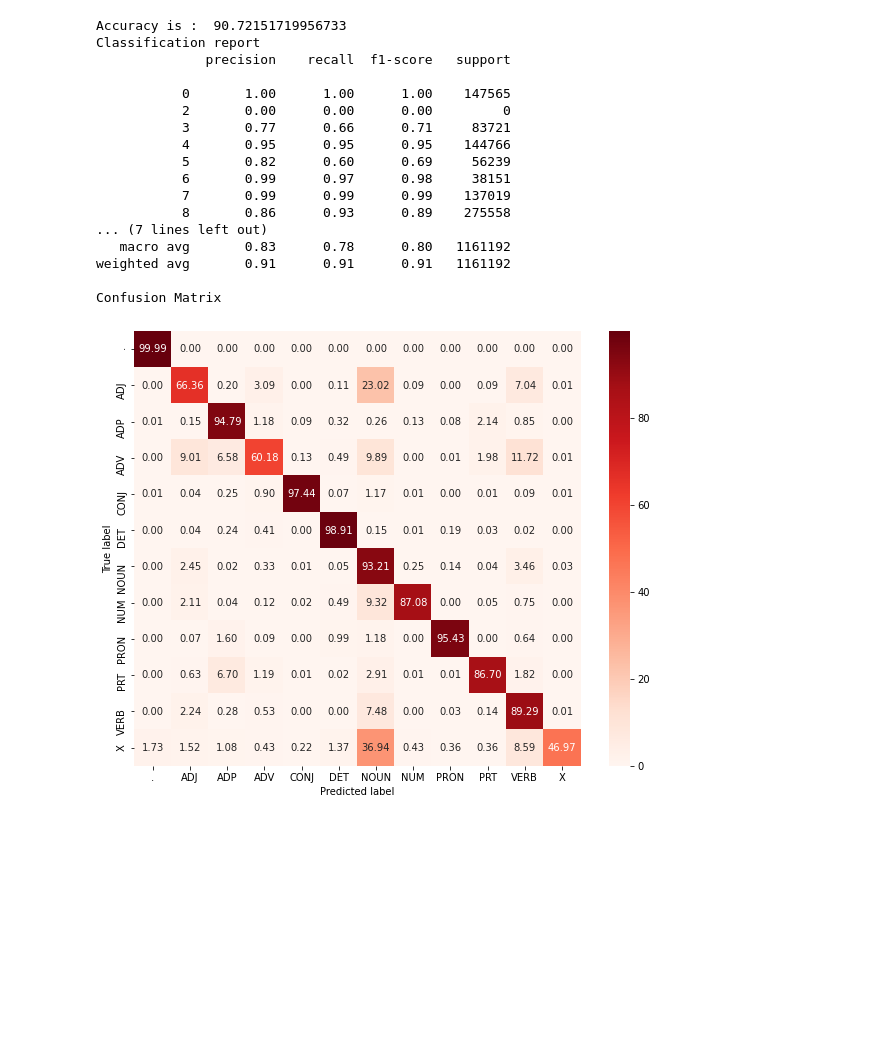
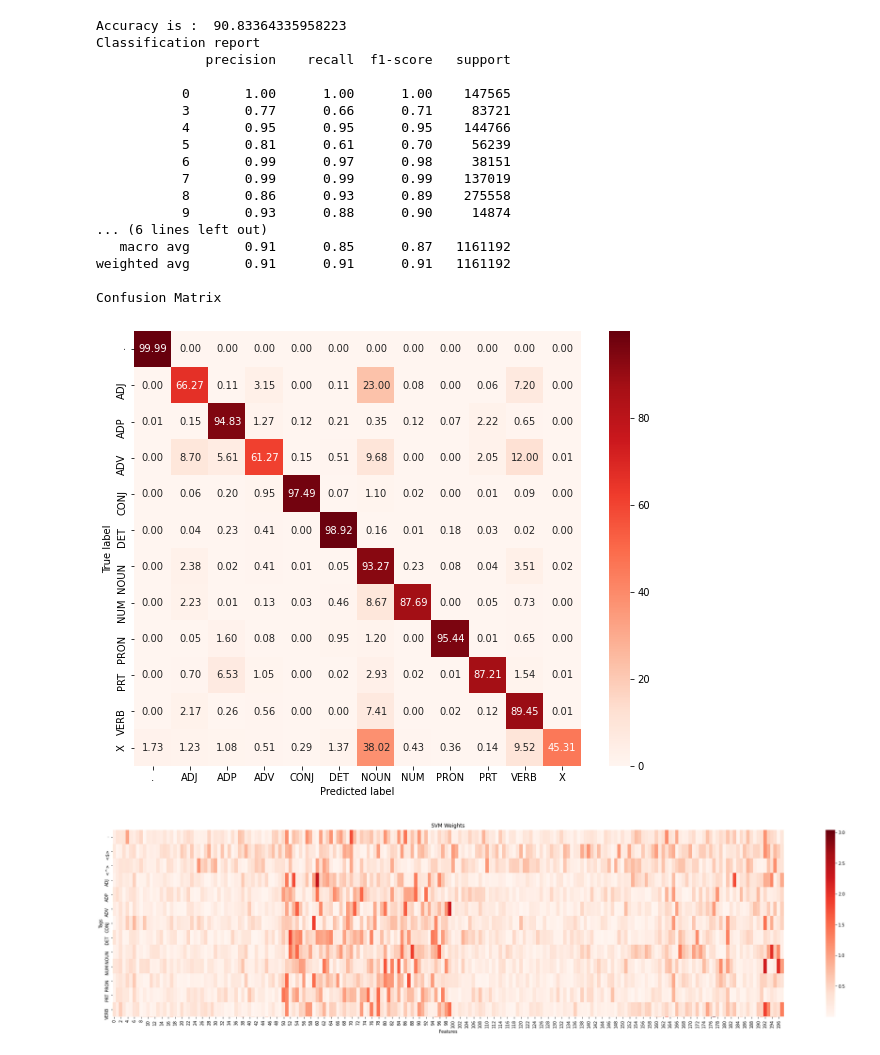
Before and after one commit to hundredrab/CS626-aut20, a Jupyter notebook: assignment1/SVM/SVM_pos.ipynb, the cells around one changed output. Saved outputs shown, nothing was run; the diff lists cells and outputs as text; code cells hidden in the pictures; blank space fills up the shorter version.

```diff
--- a/assignment1/SVM/SVM_pos.ipynb
+++ b/assignment1/SVM/SVM_pos.ipynb
@@ -34,7 +34,7 @@ def featureExtractor(word_id, sample, word2vec,tags):
         else:
             feature_vector.append(word2vec[sample[word_id+idx][0]])
     #Add one-hot embedding of previous 3 tags
-    no_of_prev_tags = 3
+    no_of_prev_tags = 2
     for idx in reversed(range(1,no_of_prev_tags+1)):
         tag = sample[word_id-idx][1]
         feature_vector.append(OneHotEncoder(tags.index(tag),len(tags)))
@@ -293,7 +293,7 @@ Extracting Features
 # %%
 print("Traing POS-TAGGER")
 model = SVM()
-epoch=30
+epoch=40
 crosss_validator = KFold(n_splits=5, random_state=42, shuffle=False)
 for i in range(epoch):
   epoch_accuracy=[]
@@ -326,12 +315,14 @@ epoch no : 30  accuracy: 0.907091  loss: 0.386636
 # %%
 predicted_tag=[]
 true_tag=[]
+
 for train_index, test_index in crosss_validator.split(X_dataset):
     X_train, X_test, y_train, y_test = X_dataset[train_index], X_dataset[test_index], Y_dataset[train_index], Y_dataset[test_index]
     X_test=np.transpose(X_test)
     y_pred = model.predict(X_test)
     predicted_tag.extend(y_pred)
     true_tag.extend(y_test)
+
 
 print("Accuracy is : ",accuracy_score(true_tag, predicted_tag)*100)
 print("Classification report")
@@ -348,22 +339,33 @@ plt.ylabel('True label')
 plt.xlabel('Predicted label')
 plt.show()
 # %% [output]
-Accuracy is :  90.72151719956733
+Accuracy is :  90.83364335958223
 Classification report
               precision    recall  f1-score   support
 
            0       1.00      1.00      1.00    147565
-           2       0.00      0.00      0.00         0
            3       0.77      0.66      0.71     83721
            4       0.95      0.95      0.95    144766
-           5       0.82      0.60      0.69     56239
+           5       0.81      0.61      0.70     56239
            6       0.99      0.97      0.98     38151
            7       0.99      0.99      0.99    137019
            8       0.86      0.93      0.89    275558
-... (7 lines left out)
-   macro avg       0.83      0.78      0.80   1161192
+           9       0.93      0.88      0.90     14874
+... (6 lines left out)
+   macro avg       0.91      0.85      0.87   1161192
 weighted avg       0.91      0.91      0.91   1161192
 
 Confusion Matrix
 [figure]
+# %%
+# %matplotlib inline
+plt.figure(figsize=(35,8))
+ax=sns.heatmap(np.absolute(model.W), annot=False , cmap="Reds",yticklabels=tags_list)
+plt.title('SVM Weights')
+ax.set_ylim(13, 0)
+plt.ylabel('Tags')
+plt.xlabel('Features')
+plt.show()
+# %% [output]
+[figure, added]
 # %%
```
Also changed, not shown: parts of 8 cells of this notebook, 1 other file.
